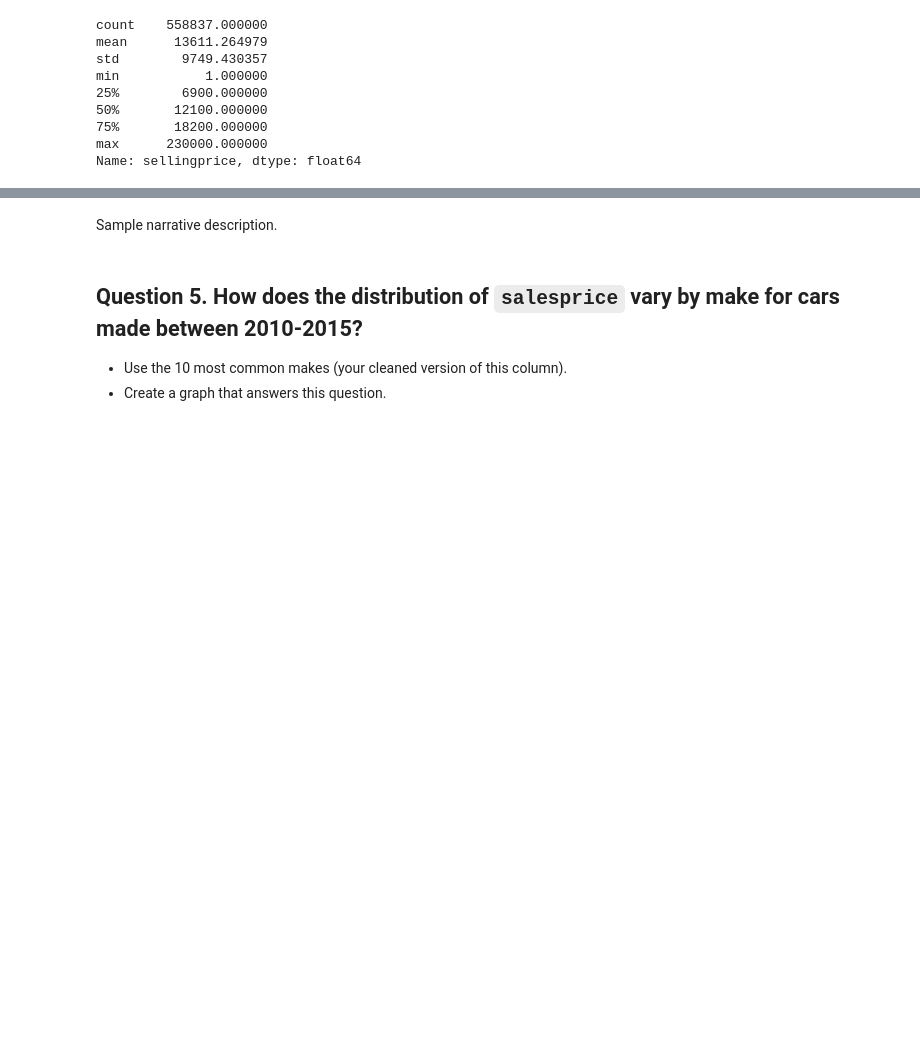
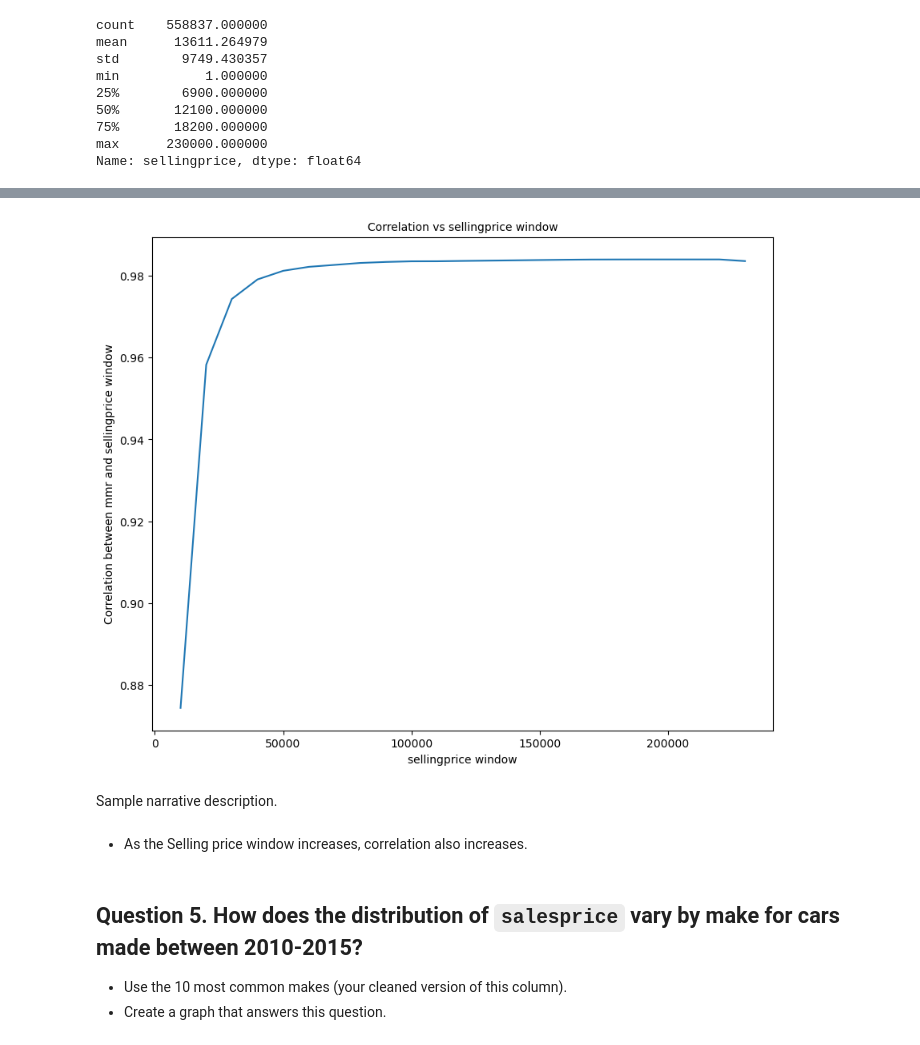
Before and after one commit to SiddhiRohith29/data602, a Jupyter notebook: Week-02/car-priceshw2.ipynb, the cells around one changed output, grey strips where cells are left out. Cells and saved outputs as stored; diff of their text form; code cells hidden in the pictures; blank space fills up the shorter version.

```diff
--- a/Week-02/car-priceshw2.ipynb
+++ b/Week-02/car-priceshw2.ipynb
@@ -277,5 +303,16 @@ Name: sellingprice, dtype: float64
+# %%
+plt.figure(figsize=(10, 8))
+plt.plot(bins, corr1)
+plt.xlabel('sellingprice window', fontsize=10)
+plt.ylabel('Correlation between mmr and sellingprice window', fontsize=10)
+plt.title('Correlation vs sellingprice window', fontsize=10)
+plt.show()
+# %% [output]
+[figure, added]
 # %% [markdown]
 Sample narrative description.
+# %% [markdown]
+* As the Selling price window increases, correlation also increases.
 # %% [markdown]
 ## Question 5. How does the distribution of `salesprice` vary by make for cars made between 2010-2015?
 - Use the 10 most common makes (your cleaned version of this column).
```
Also changed, not shown: parts of 9 cells of this notebook.
